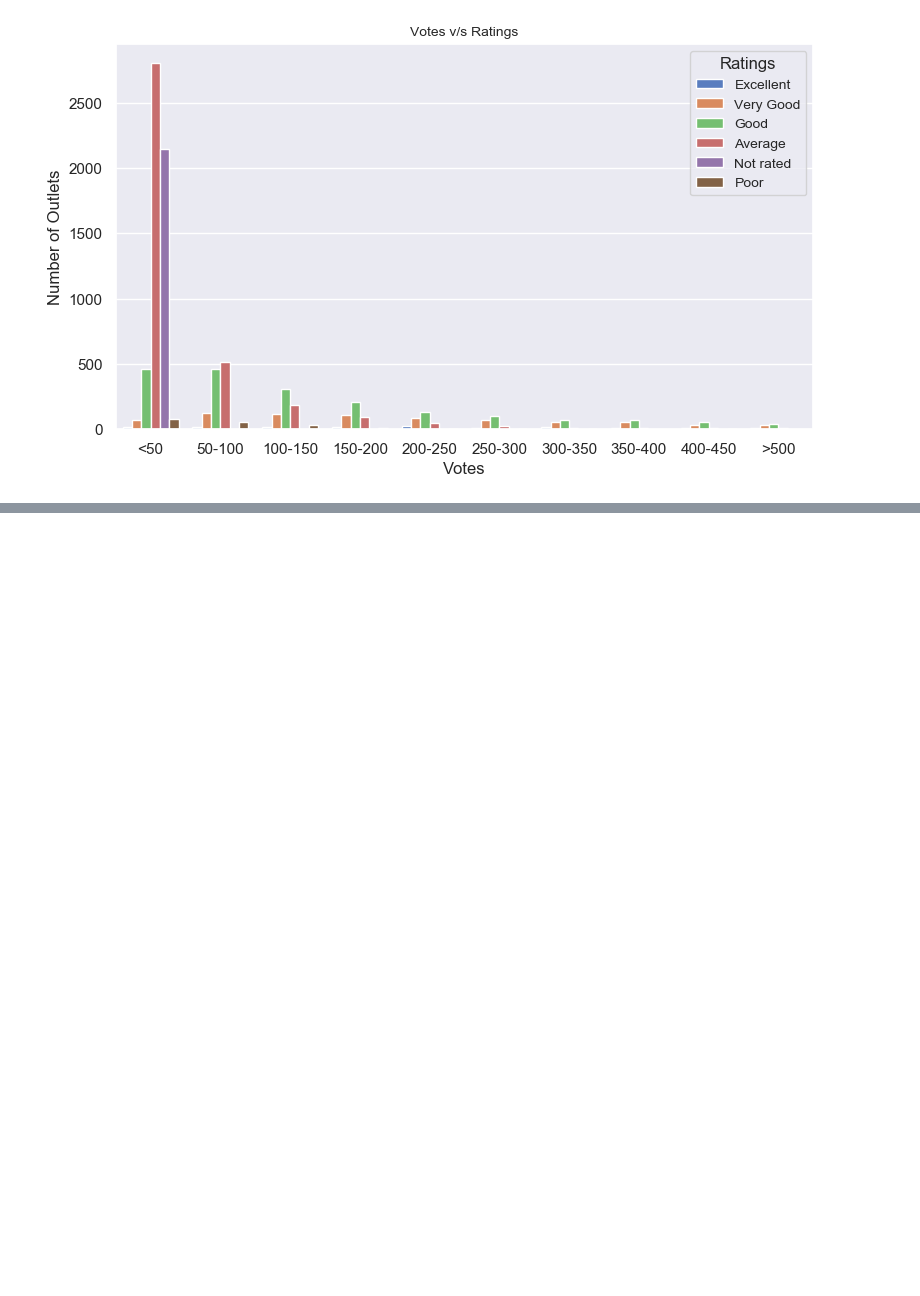
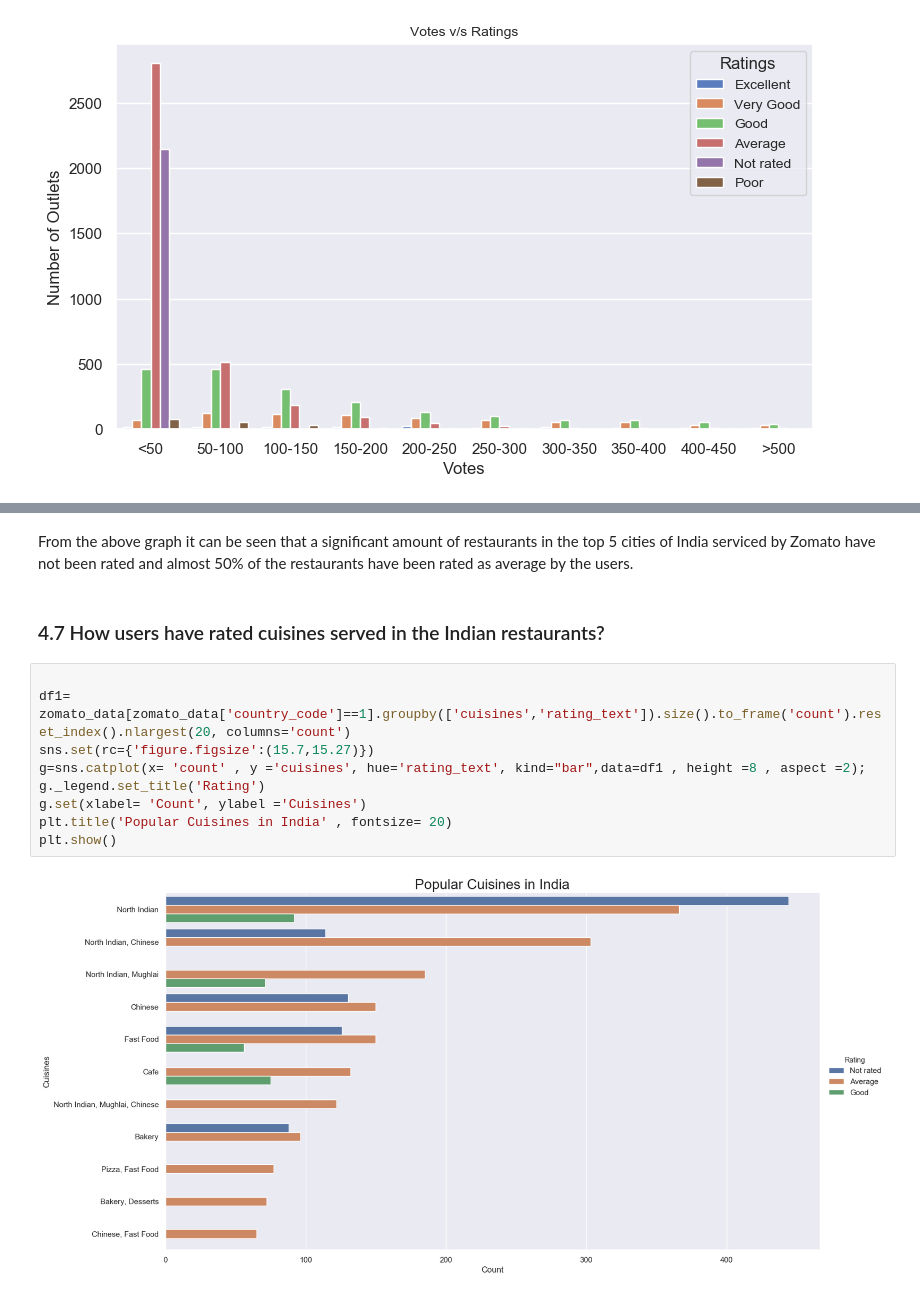
Before and after one commit to nazneenansari/ZomatoCaseStudy, a Jupyter notebook: EDAZomato.ipynb, the cells around one changed output, grey strips where cells are left out. Cells and saved outputs as stored; diff of their text form; blank space fills up the shorter version.

```diff
--- a/EDAZomato.ipynb
+++ b/EDAZomato.ipynb
@@ -688,0 +365,15 @@ Also the survival rate for male is very low irrespective of the _class_ he belon
+# %% [markdown]
+From the above graph it can be seen that a significant amount of restaurants in the top 5 cities of India serviced by Zomato have not been rated and almost 50% of the restaurants have been rated as average by the users.
+# %% [markdown]
+### 4.7 How users have rated cuisines served in the Indian restaurants?<a id=section407></a>
+# %%
+
+df1= zomato_data[zomato_data['country_code']==1].groupby(['cuisines','rating_text']).size().to_frame('count').reset_index().nlargest(20, columns='count')
+sns.set(rc={'figure.figsize':(15.7,15.27)})
+g=sns.catplot(x= 'count' , y ='cuisines', hue='rating_text', kind="bar",data=df1 , height =8 , aspect =2);
+g._legend.set_title('Rating')
+g.set(xlabel= 'Count', ylabel ='Cuisines')
+plt.title('Popular Cuisines in India' , fontsize= 20)
+plt.show()
+# %% [output]
+[figure, added]
```
Also changed, not shown: parts of 127 cells of this notebook.
